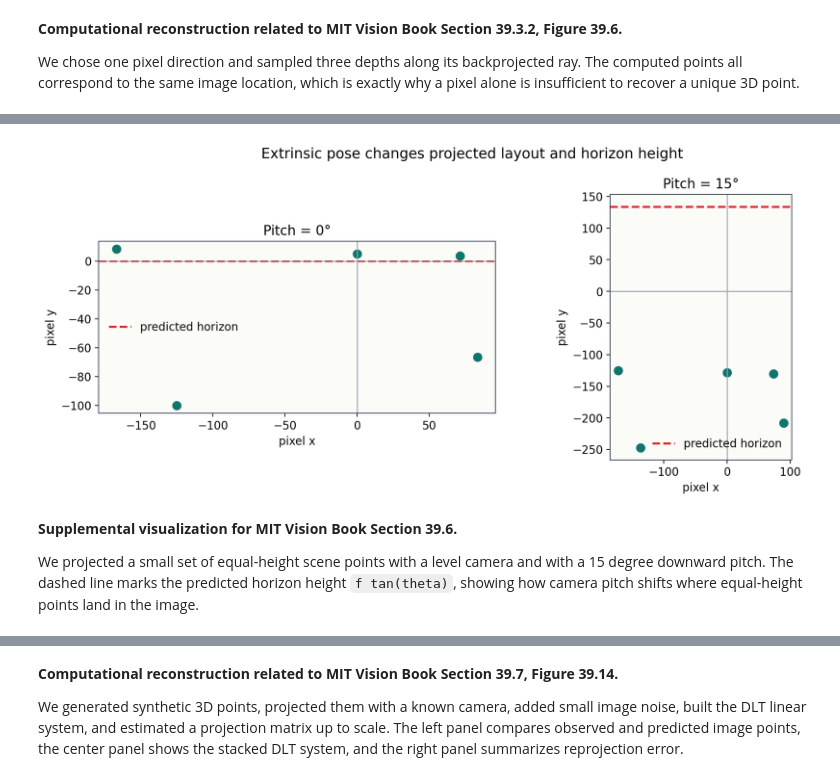
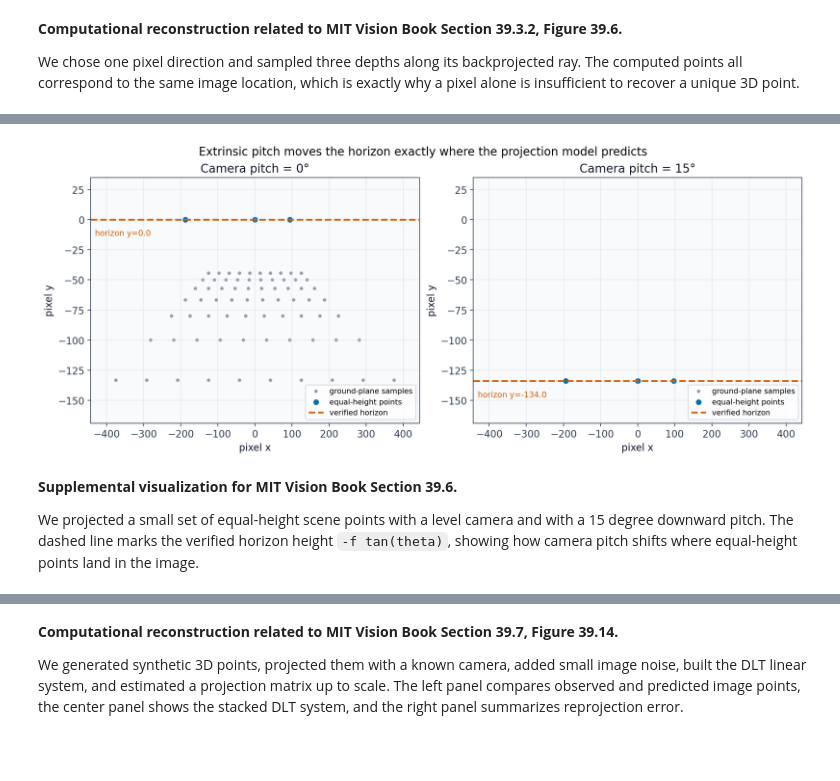
Before and after one commit to pantelis/eng-ai-agents, a Jupyter notebook: notebooks/CV/2026/spring/final/chapter-39-camera-modeling/index.ipynb, the cells around one changed output, grey strips where cells are left out. Cells and saved outputs as stored; diff of their text form; code cells hidden in the pictures; blank space fills up the shorter version.

```diff
--- a/notebooks/CV/2026/spring/final/chapter-39-camera-modeling/index.ipynb
+++ b/notebooks/CV/2026/spring/final/chapter-39-camera-modeling/index.ipynb
@@ -371,42 +497,54 @@ We chose one pixel direction and sampled three depths along its backprojected ra
             camera tilts or translates. Horizon-line motion is especially useful because it gives a
             visible signature of camera pitch.
 # %%
-points_world = torch.tensor(
-    [
-        [-2.0, 1.7, 6.0],
-        [ 0.0, 1.7, 10.0],
-        [ 2.0, 1.7, 14.0],
-        [-2.0, 0.0, 8.0],
-        [ 2.0, 0.0, 12.0],
-    ],
-    dtype=torch.float64,
-)
 K = make_intrinsics(500.0, 500.0, 0.0, 0.0)
 T = torch.tensor([0.0, 1.6, 0.0], dtype=torch.float64)
 pitches = [0.0, 15.0]
 
-fig, axes = plt.subplots(1, 2, figsize=(12, 5))
-for ax, pitch in zip(axes, pitches, strict=True):
+ground_x = torch.linspace(-4.5, 4.5, 10, dtype=torch.float64)
+ground_z = torch.linspace(6.0, 18.0, 7, dtype=torch.float64)
+ground_points = torch.tensor([[float(x), 0.0, float(z)] for z in ground_z for x in ground_x], dtype=torch.float64)
+horizon_points = torch.tensor([[float(x), float(T[1]), 1500.0] for x in torch.linspace(-6.0, 6.0, 13, dtype=torch.float64)], dtype=torch.float64)
+reference_people = torch.tensor([[-3.0, float(T[1]), 8.0], [0.0, float(T[1]), 12.0], [3.0, float(T[1]), 16.0]], dtype=torch.float64)
+
+fig, axes = plt.subplots(1, 2, figsize=(12.0, 4.9), constrained_layout=True)
+panel_data = []
+for pitch in pitches:
     R = rotation_x(pitch)
-    pixels, _ = project_points(points_world, K, R, T)
-    ax.scatter(pixels[:, 0], pixels[:, 1], s=65, color="#0f766e")
-    ax.axhline(500.0 * math.tan(math.radians(pitch)), color="#dc2626", linestyle="--", lw=2, label="predicted horizon")
-    ax.axhline(0.0, color="#9ca3af", lw=1.0)
-    ax.axvline(0.0, color="#9ca3af", lw=1.0)
-    ax.set_title(f"Pitch = {pitch:.0f}°")
+    ground_pixels, _ = project_points(ground_points, K, R, T)
+    equal_height_pixels, _ = project_points(reference_people, K, R, T)
+    far_pixels, _ = project_points(horizon_points, K, R, T)
+    horizon_y = float(far_pixels[:, 1].mean())
+    panel_data.append((pitch, ground_pixels, equal_height_pixels, horizon_y))
+
+all_x = torch.cat([item[1][:, 0] for item in panel_data] + [item[2][:, 0] for item in panel_data])
+all_y = torch.cat([item[1][:, 1] for item in panel_data] + [item[2][:, 1] for item in panel_data])
+xlim = (float(all_x.min()) - 25.0, float(all_x.max()) + 25.0)
+ylim = (float(all_y.max()) + 35.0, float(min(item[3] for item in panel_data)) - 35.0)
+
+for ax, (pitch, ground_pixels, equal_height_pixels, horizon_y) in zip(axes, panel_data, strict=True):
+    ax.scatter(ground_pixels[:, 0], ground_pixels[:, 1], s=15, color=mcolors.to_rgba(COLORS["gray"], 0.55), edgecolor="none", label="ground-plane samples")
+    ax.scatter(equal_height_pixels[:, 0], equal_height_pixels[:, 1], s=52, color=COLORS["blue"], edgecolor="white", linewidth=0.8, label="equal-height points")
+    # With P_C = R(P_W - T) and rotation_x defined above, a positive downward pitch gives y_h = -f tan(theta).
+    ax.axhline(horizon_y, color=COLORS["vermillion"], linestyle="--", lw=2.0, label="verified horizon")
+    ax.text(xlim[0] + 12.0, horizon_y - 8.0, f"horizon y={horizon_y:.1f}", color=COLORS["vermillion"], fontsize=9, va="top")
+    ax.set_title(f"Camera pitch = {pitch:.0f}°")
     ax.set_xlabel("pixel x")
     ax.set_ylabel("pixel y")
-    ax.legend(frameon=False)
-    ax.set_aspect("equal", adjustable="box")
+    ax.set_xlim(*xlim)
+    ax.set_ylim(*ylim)
+    ax.invert_yaxis()
+    light_grid(ax)
+    ax.legend(loc="lower right", fontsize=8.5)
 
-fig.suptitle("Extrinsic pose changes projected layout and horizon height", fontsize=14)
+fig.suptitle("Extrinsic pitch moves the horizon exactly where the projection model predicts", fontsize=13)
 savefig(fig, "04-extrinsics-and-horizon.png")
 # %% [output]
-[figure, old version]
+[figure, new version]
 # %% [markdown]
 **Supplemental visualization for MIT Vision Book Section 39.6.**
 
-We projected a small set of equal-height scene points with a level camera and with a 15 degree downward pitch. The dashed line marks the predicted horizon height `f tan(theta)`, showing how camera pitch shifts where equal-height points land in the image.
+We projected a small set of equal-height scene points with a level camera and with a 15 degree downward pitch. The dashed line marks the verified horizon height `-f tan(theta)`, showing how camera pitch shifts where equal-height points land in the image.
 # %% [markdown]
 ## 39.7 Camera Calibration
 
```
Also changed, not shown: parts of 9 cells of this notebook.
